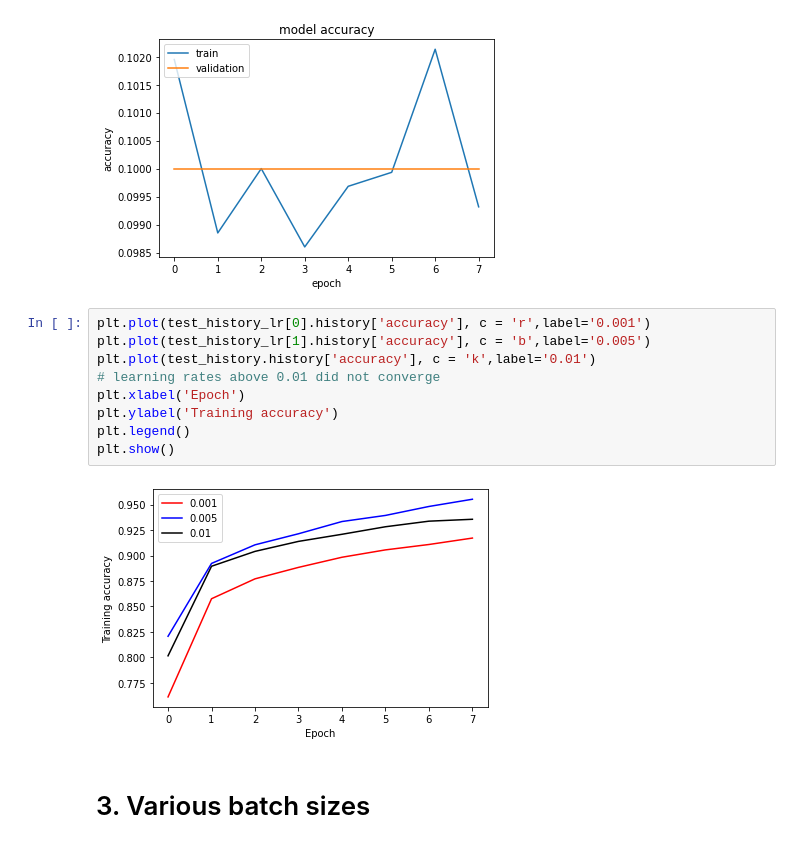
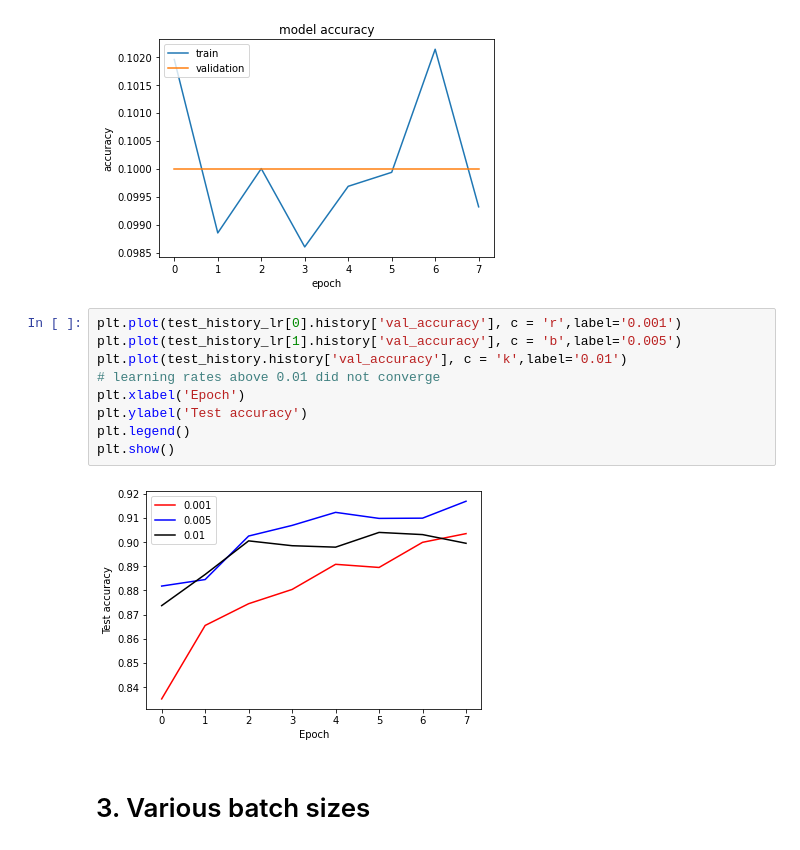
Before and after one commit to rileykc98/478Project, a Jupyter notebook: 478Project.ipynb, the cells around one changed output. Cells and saved outputs as stored; diff of their text form.

```diff
--- a/478Project.ipynb
+++ b/478Project.ipynb
@@ -177,16 +177,16 @@ Accuracy: 0.10000000149011612
 [figure]
 [figure]
 # %%
-plt.plot(test_history_lr[0].history['accuracy'], c = 'r',label='0.001')
-plt.plot(test_history_lr[1].history['accuracy'], c = 'b',label='0.005')
-plt.plot(test_history.history['accuracy'], c = 'k',label='0.01')
+plt.plot(test_history_lr[0].history['val_accuracy'], c = 'r',label='0.001')
+plt.plot(test_history_lr[1].history['val_accuracy'], c = 'b',label='0.005')
+plt.plot(test_history.history['val_accuracy'], c = 'k',label='0.01')
 # learning rates above 0.01 did not converge
 plt.xlabel('Epoch')
-plt.ylabel('Training accuracy')
+plt.ylabel('Test accuracy')
 plt.legend()
 plt.show()
 # %% [output]
-[figure, old version]
+[figure, new version]
 # %% [markdown]
 # 3. Various batch sizes
 # %%
```
Also changed, not shown: parts of 2 cells of this notebook.
